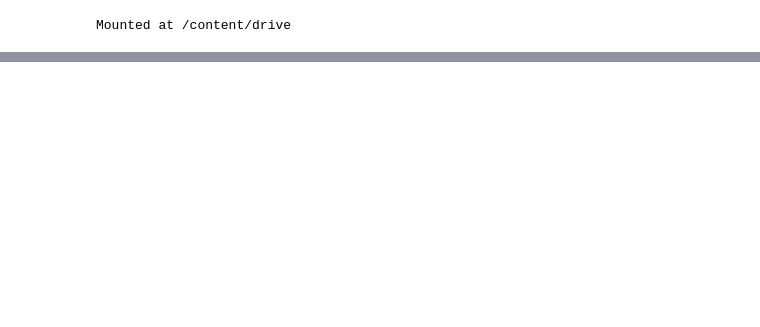
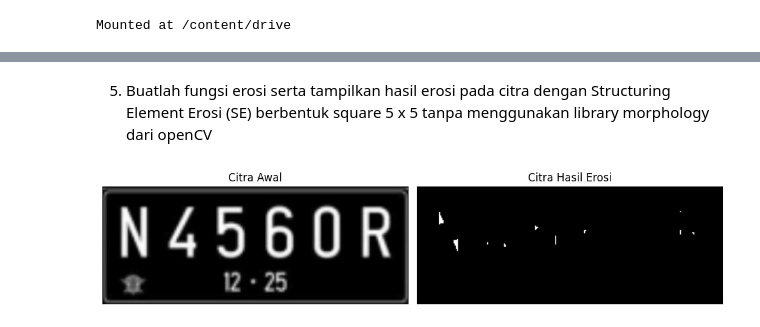
Before and after one commit to Faiva-404/PCVK_Ganjil_2026, a Jupyter notebook: Week9.ipynb, the cells around one changed output, grey strips where cells are left out. Drawn from its saved outputs; the diff is of its cells as text; code cells hidden in the pictures; blank space fills up the shorter version.

```diff
--- a/Week9.ipynb
+++ b/Week9.ipynb
@@ -574,0 +113,57 @@ Kewarganegaraan # WNI SN Aa BABA YA NS
+# %% [markdown]
+5. Buatlah fungsi erosi serta tampilkan hasil erosi pada citra dengan Structuring Element
+Erosi (SE) berbentuk square 5 x 5 tanpa menggunakan library morphology dari
+openCV
+# %%
+# Erosi Tanpa Library
+def erosi_citra(F, k):
+    # Size image
+    m, n = F.shape
+
+    # Generate structure element erosi (SE)
+    SE = np.ones((k, k), dtype=np.uint8)
+    constant = (k - 1) // 2
+
+    imgE = np.zeros((m, n), dtype=np.uint8)
+
+    # Proses Erosi
+    for i in range(constant, m - constant):
+        for j in range(constant, n - constant):
+            temp = F[
+                i - constant:i + constant + 1,
+                j - constant:j + constant + 1]
+            product = temp * SE
+            imgE[i, j] = np.min(product)
+    return imgE
+
+# Membaca citra
+img_e = cv2.imread('/content/drive/MyDrive/SEMESTER 5/Citra/Plat nomer.png', 0)
+
+# Memastikan gambar berhasil dibaca
+if img_e is None:
+    print("Gambar tidak ditemukan. Periksa kembali lokasi dan nama file.")
+else:
+    ret1, thresh1 = cv2.threshold(
+        img_e, 175, 225, cv2.THRESH_BINARY)
+    k = 5
+    imgE = erosi_citra(thresh1, k)
+
+    # Menampilkan citra awal dan hasil erosi
+    plt.figure(figsize=(10, 4))
+
+    plt.subplot(121)
+    plt.imshow(img_e, cmap='gray')
+    plt.title('Citra Awal')
+    plt.xticks([])
+    plt.yticks([])
+
+    plt.subplot(122)
+    plt.imshow(imgE, cmap='gray')
+    plt.title('Citra Hasil Erosi')
+    plt.xticks([])
+    plt.yticks([])
+
+    plt.tight_layout()
+    plt.show()
+# %% [output]
+[figure, added]
```
Also changed, not shown: parts of 64 cells of this notebook.
